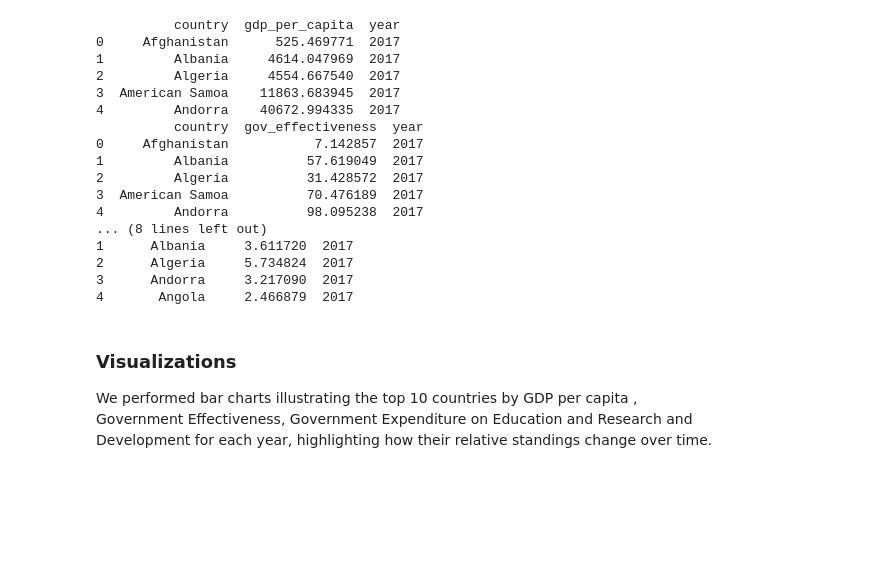
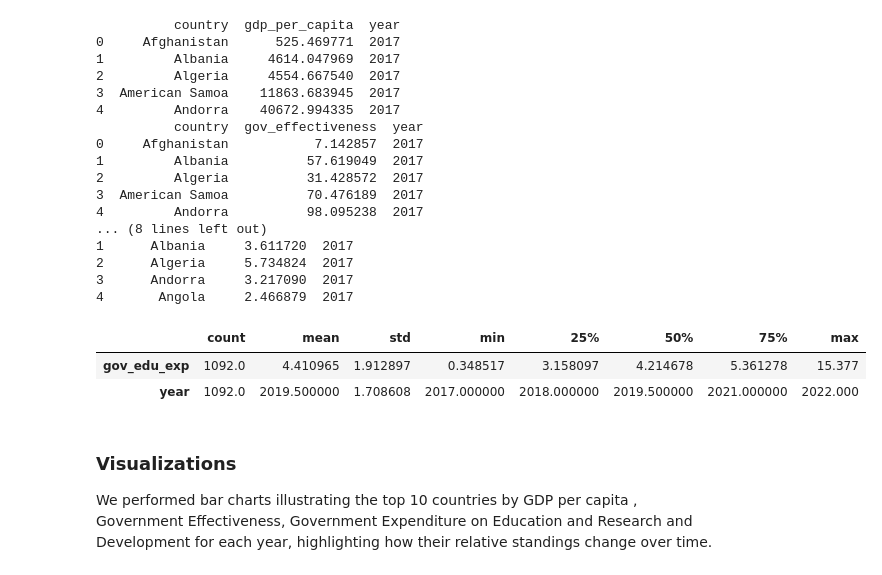
Before and after one commit to i11g/Data-Science-Project, a Jupyter notebook: Data.ipynb, the cells around one changed output. Cells and saved outputs as stored; diff of their text form; code cells hidden in the pictures; blank space fills up the shorter version.

```diff
--- a/Data.ipynb
+++ b/Data.ipynb
@@ -1876,6 +1813,12 @@ rd_long = standardize_country_names(rd_long, col="country")
 gov_long = standardize_country_names(gov_long, col="country")
 # %%
 gdp_pc_long = standardize_country_names(gdp_pc_long, col="country")
+# %%
+edu_long.describe().T
+# %% [output]
+|  | count | mean | std | min | 25% | 50% | 75% | max |
+| gov_edu_exp | 1092.0 | 4.410965 | 1.912897 | 0.348517 | 3.158097 | 4.214678 | 5.361278 | 15.377 |
+| year | 1092.0 | 2019.500000 | 1.708608 | 2017.000000 | 2018.000000 | 2019.500000 | 2021.000000 | 2022.000 |
 # %% [markdown]
 ### Visualizations
 We performed bar charts illustrating the top 10 countries by GDP per capita , Government Effectiveness, Government Expenditure on Education and Research and Development for each year, highlighting how their relative standings change over time.
```
Also changed, not shown: parts of 15 cells of this notebook, 3 other files.
